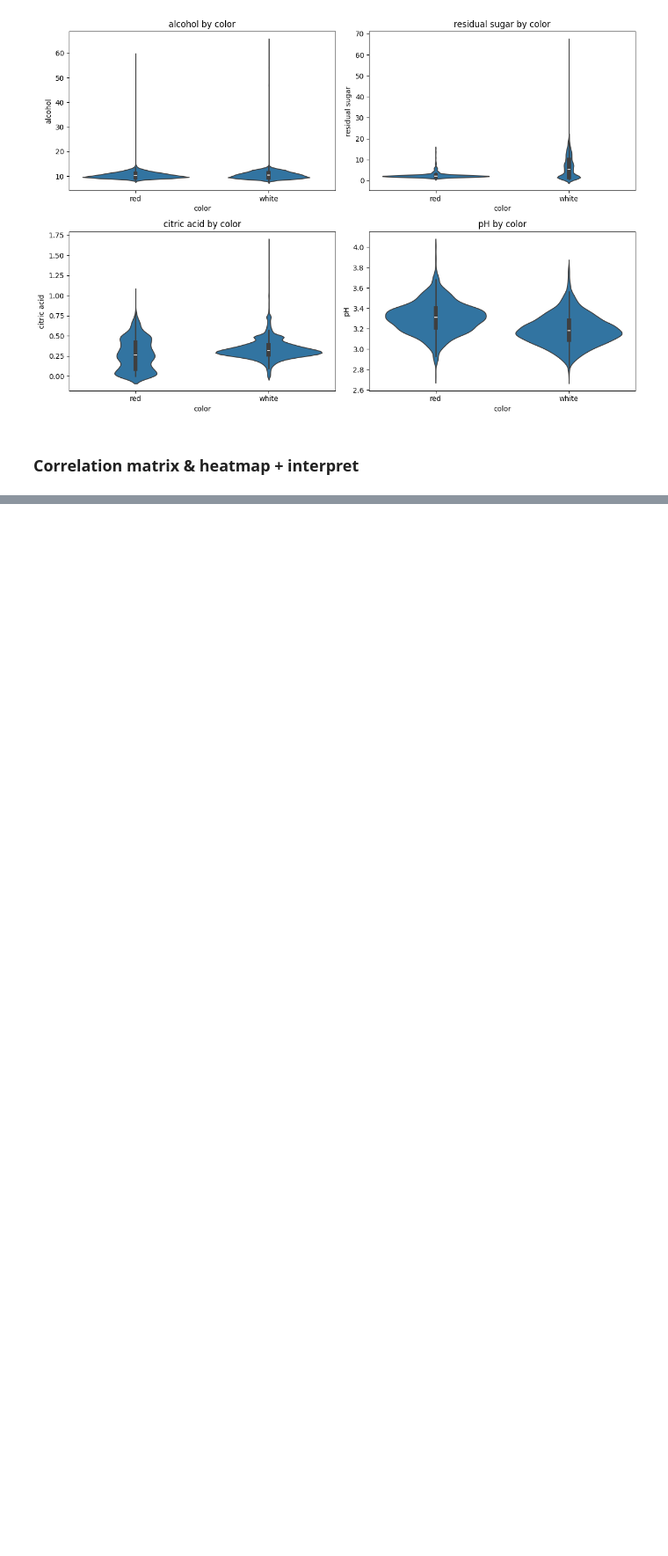
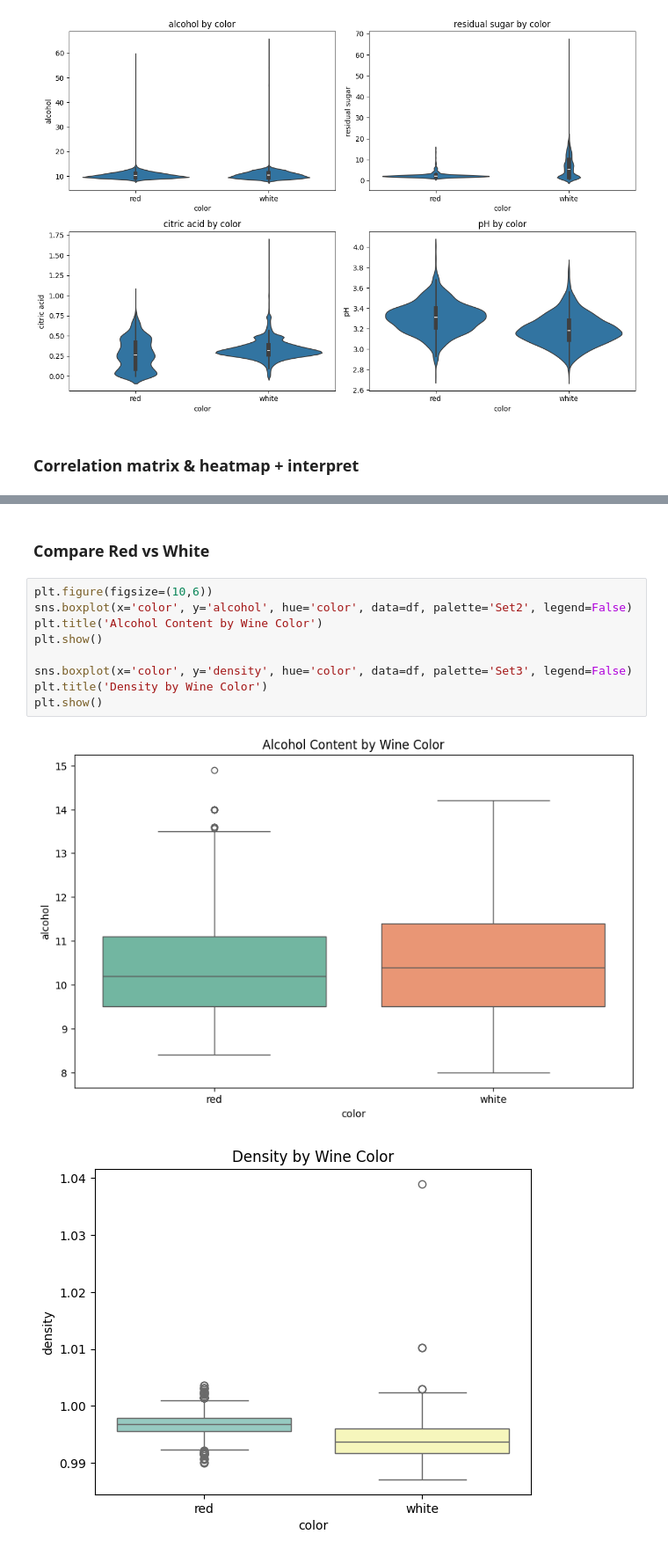
Before and after one commit to filipzekovich/Wine_ML_Lifecycle, a Jupyter notebook: ML_Lifecyle.ipynb, the cells around one changed output, grey strips where cells are left out. Shown at 88% size. Drawn from its saved outputs; the diff is of its cells as text; blank space fills up the shorter version.

```diff
--- a/ML_Lifecyle.ipynb
+++ b/ML_Lifecyle.ipynb
@@ -158,0 +184,14 @@ ValueError: could not convert string to float: 'red'
+# %% [markdown]
+### Compare Red vs White
+# %%
+plt.figure(figsize=(10,6))
+sns.boxplot(x='color', y='alcohol', hue='color', data=df, palette='Set2', legend=False)
+plt.title('Alcohol Content by Wine Color')
+plt.show()
+
+sns.boxplot(x='color', y='density', hue='color', data=df, palette='Set3', legend=False)
+plt.title('Density by Wine Color')
+plt.show()
+# %% [output]
+[figure, added]
+[figure, added]
```
Also changed, not shown: parts of 2 cells of this notebook.
